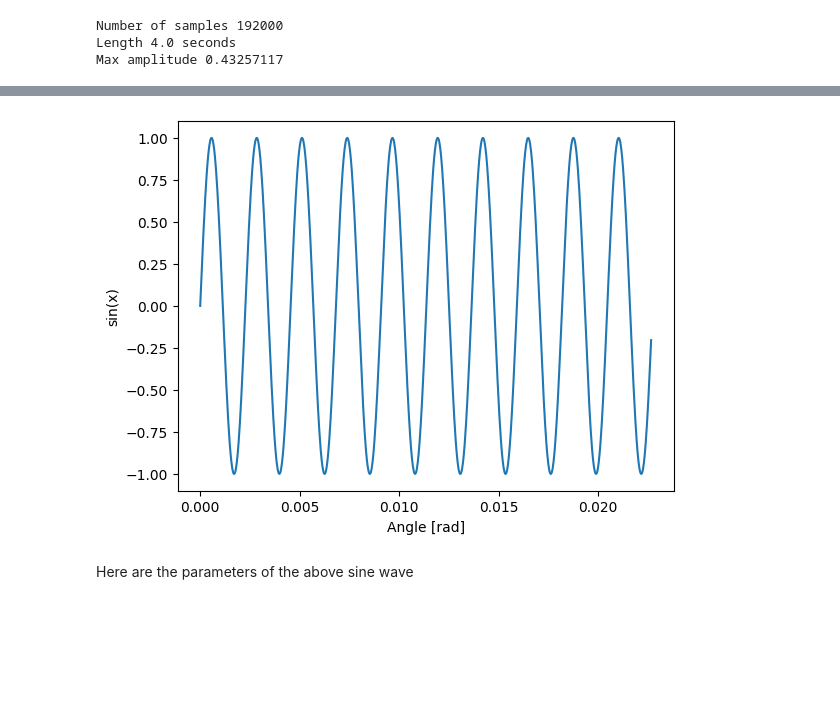
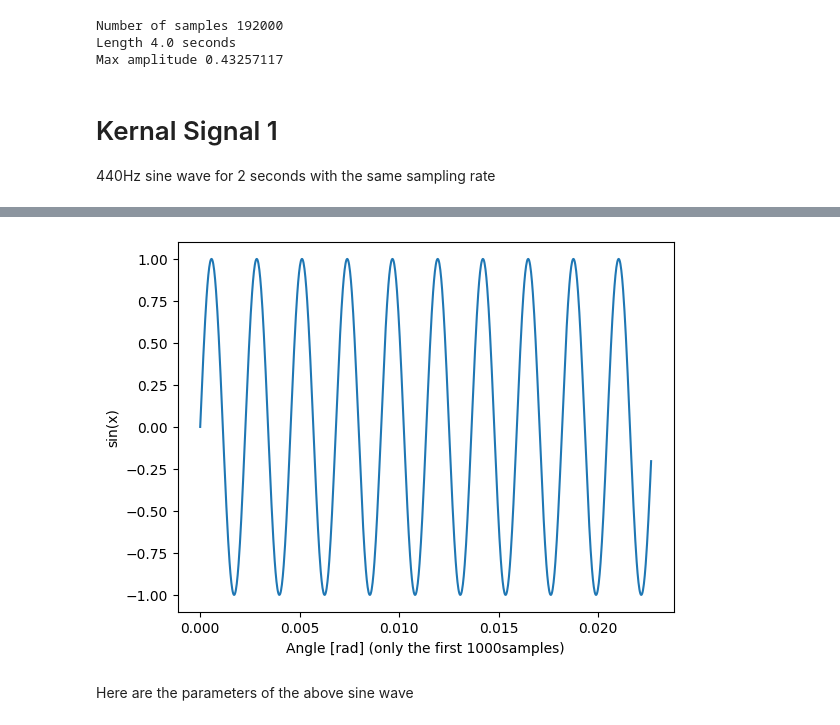
Before and after one commit to supun-kanda/mir_research, a Jupyter notebook: experiments/convolution-with-sounds.ipynb, the cells around one changed output, grey strips where cells are left out. Cells and saved outputs as stored; diff of their text form; code cells hidden in the pictures; blank space fills up the shorter version.

```diff
--- a/experiments/convolution-with-sounds.ipynb
+++ b/experiments/convolution-with-sounds.ipynb
@@ -20,6 +22,9 @@ print("Max amplitude", np.max(y))
 Number of samples 192000
 Length 4.0 seconds
 Max amplitude 0.43257117
+# %% [markdown]
+# Kernal Signal 1
+440Hz sine wave for 2 seconds with the same sampling rate
 # %%
 import numpy as np
 from IPython.display import Audio
@@ -36,12 +41,12 @@ Audio(sine, rate=sr)
 [interactive output not drawn]
 # %%
 plt.plot(t[:1000], sine[:1000])
-plt.xlabel('Angle [rad]')
+plt.xlabel('Angle [rad] (only the first 1000samples)')
 plt.ylabel('sin(x)')
 plt.axis('tight')
 plt.show()
 # %% [output]
-[figure, old version]
+[figure, new version]
 # %% [markdown]
 Here are the parameters of the above sine wave
 # %%
```
Also changed, not shown: parts of 4 cells of this notebook, 5 other files.
